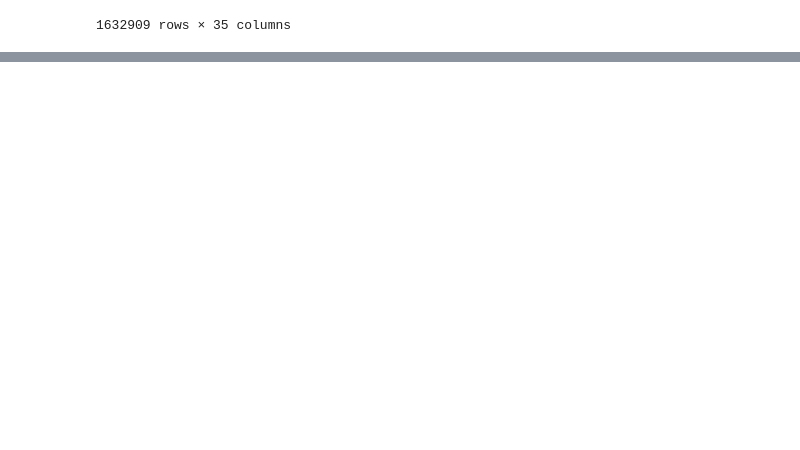
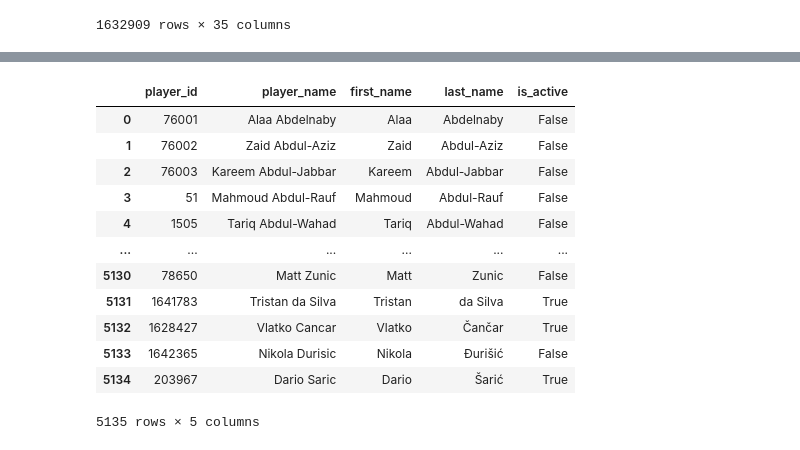
Before and after one commit to dejiandrew/nba-award-predictor, a Jupyter notebook: notebooks/create_features.ipynb, the cells around one changed output, grey strips where cells are left out. Saved outputs shown, nothing was run; the diff lists cells and outputs as text; code cells hidden in the pictures; blank space fills up the shorter version.

```diff
--- a/notebooks/create_features.ipynb
+++ b/notebooks/create_features.ipynb
@@ -864,0 +575,17 @@ pd.read_csv('playerstatistics.csv')
+# %%
+nba_lookup_df['player_name'] = nba_lookup_df['player_name'].apply(remove_accents)
+nba_lookup_df
+# %% [output]
+|  | player_id | player_name | first_name | last_name | is_active |
+| 0 | 76001 | Alaa Abdelnaby | Alaa | Abdelnaby | False |
+| 1 | 76002 | Zaid Abdul-Aziz | Zaid | Abdul-Aziz | False |
+| 2 | 76003 | Kareem Abdul-Jabbar | Kareem | Abdul-Jabbar | False |
+| 3 | 51 | Mahmoud Abdul-Rauf | Mahmoud | Abdul-Rauf | False |
+| 4 | 1505 | Tariq Abdul-Wahad | Tariq | Abdul-Wahad | False |
+| ... | ... | ... | ... | ... | ... |
+| 5130 | 78650 | Matt Zunic | Matt | Zunic | False |
+| 5131 | 1641783 | Tristan da Silva | Tristan | da Silva | True |
+| 5132 | 1628427 | Vlatko Cancar | Vlatko | Čančar | True |
+| 5133 | 1642365 | Nikola Durisic | Nikola | Đurišić | False |
+| 5134 | 203967 | Dario Saric | Dario | Šarić | True |
+5135 rows × 5 columns
```
Also changed, not shown: parts of 12 cells of this notebook.
